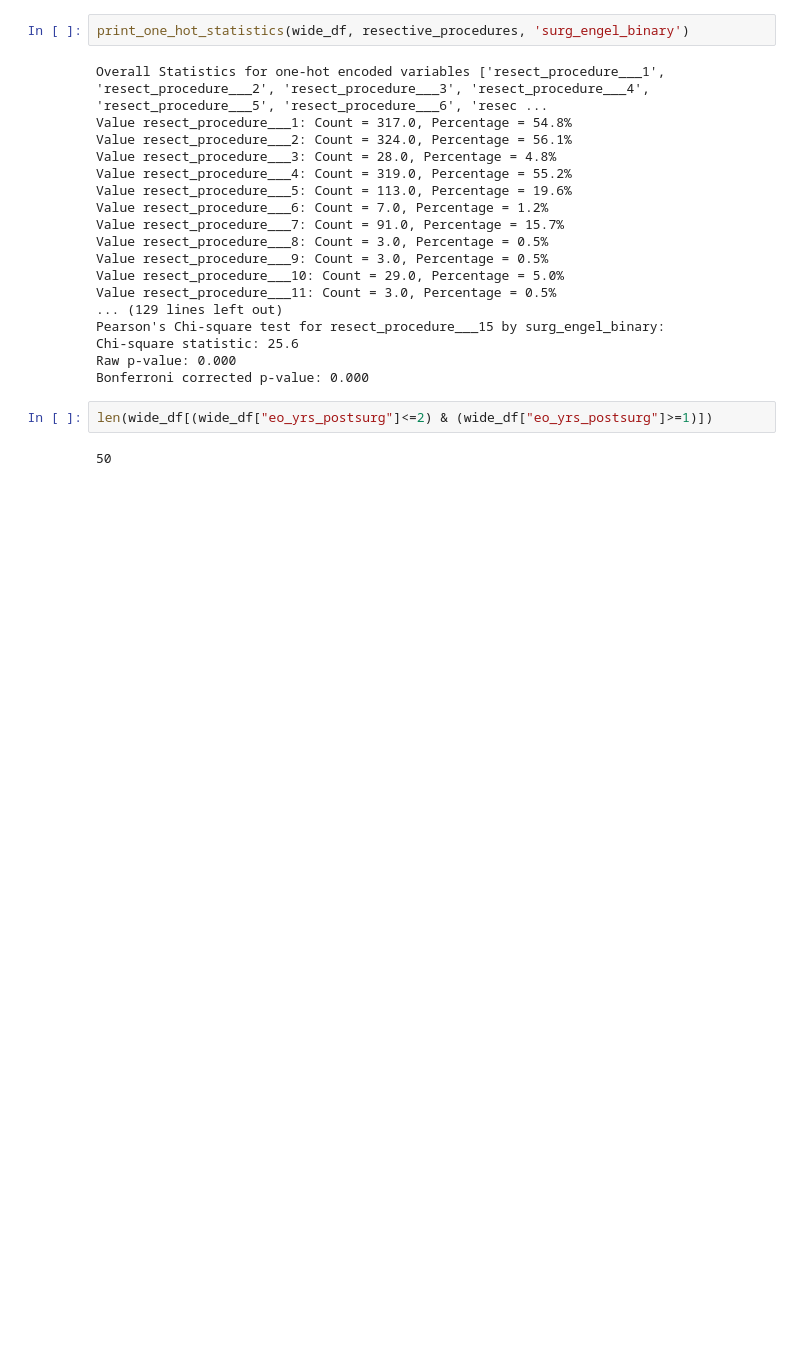
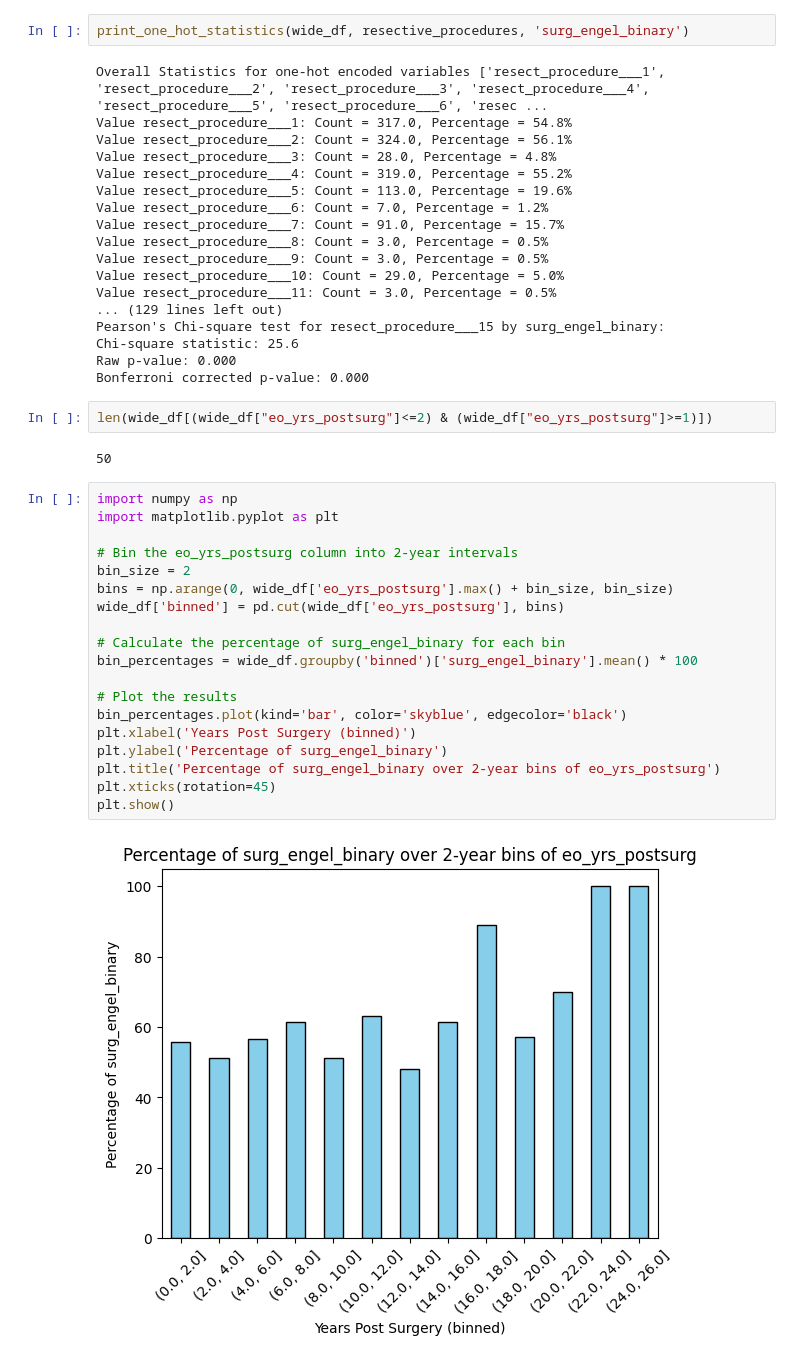
Before and after one commit to AmauryPelzer/Engel-outcome-prediction, a Jupyter notebook: notebooks/1. exploratory/descriptive.ipynb, the cells around one changed output. Saved outputs shown, nothing was run; the diff lists cells and outputs as text; blank space fills up the shorter version.

Commit message:
Added investigations into ATLs

```diff
--- a/notebooks/1. exploratory/descriptive.ipynb
+++ b/notebooks/1. exploratory/descriptive.ipynb
@@ -312,3 +322,24 @@ Bonferroni corrected p-value: 0.000
 len(wide_df[(wide_df["eo_yrs_postsurg"]<=2) & (wide_df["eo_yrs_postsurg"]>=1)])
 # %% [output]
 50
+# %%
+import numpy as np
+import matplotlib.pyplot as plt
+
+# Bin the eo_yrs_postsurg column into 2-year intervals
+bin_size = 2
+bins = np.arange(0, wide_df['eo_yrs_postsurg'].max() + bin_size, bin_size)
+wide_df['binned'] = pd.cut(wide_df['eo_yrs_postsurg'], bins)
+
+# Calculate the percentage of surg_engel_binary for each bin
+bin_percentages = wide_df.groupby('binned')['surg_engel_binary'].mean() * 100
+
+# Plot the results
+bin_percentages.plot(kind='bar', color='skyblue', edgecolor='black')
+plt.xlabel('Years Post Surgery (binned)')
+plt.ylabel('Percentage of surg_engel_binary')
+plt.title('Percentage of surg_engel_binary over 2-year bins of eo_yrs_postsurg')
+plt.xticks(rotation=45)
+plt.show()
+# %% [output]
+[figure, added]
```
Also changed, not shown: parts of 7 cells of this notebook.
